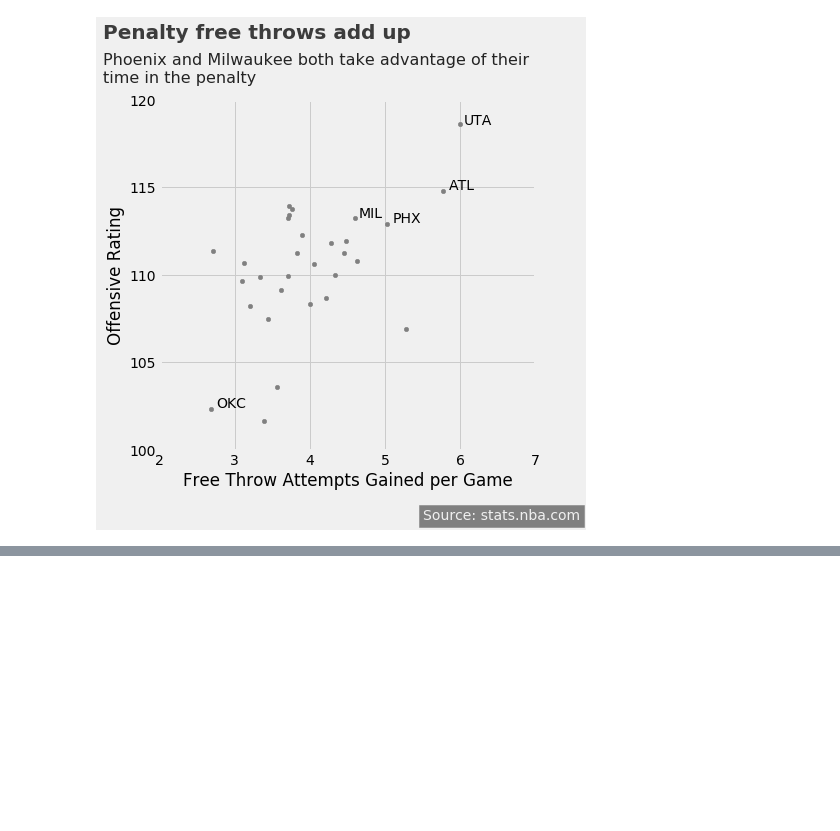
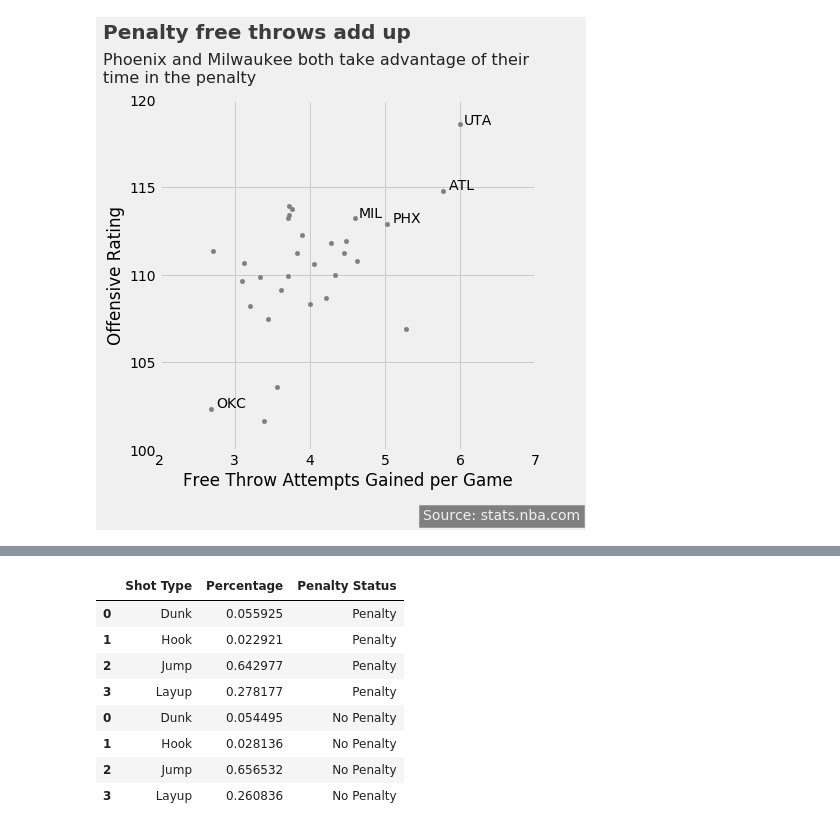
Before and after one commit to basketballrelativity/team-fouls, a Jupyter notebook: exploration.ipynb, the cells around one changed output, grey strips where cells are left out. Drawn from its saved outputs; the diff is of its cells as text; code cells hidden in the pictures; blank space fills up the shorter version.

```diff
--- a/exploration.ipynb
+++ b/exploration.ipynb
@@ -199,0 +230,3 @@ Text(2.75, 102.4, 'OKC')
+# %%
+penalty_df = pd.read_csv("data/penalty_21_22.csv")
+no_penalty_df = pd.read_csv("data/non_penalty_21_22.csv")
@@ -199,0 +282,16 @@ Text(2.75, 102.4, 'OKC')
+# %%
+penalty_shot_df["Type"] = ["Penalty"]*len(penalty_shot_df)
+no_penalty_shot_df["Type"] = ["No Penalty"]*len(no_penalty_shot_df)
+shot_df = pd.concat([penalty_shot_df, no_penalty_shot_df])
+shot_df.columns = ["Shot Type", "Percentage", "Penalty Status"]
+shot_df
+# %% [output]
+|  | Shot Type | Percentage | Penalty Status |
+| 0 | Dunk | 0.055925 | Penalty |
+| 1 | Hook | 0.022921 | Penalty |
+| 2 | Jump | 0.642977 | Penalty |
+| 3 | Layup | 0.278177 | Penalty |
+| 0 | Dunk | 0.054495 | No Penalty |
+| 1 | Hook | 0.028136 | No Penalty |
+| 2 | Jump | 0.656532 | No Penalty |
+| 3 | Layup | 0.260836 | No Penalty |
```
Also changed, not shown: parts of 14 cells of this notebook, 4 other files.
